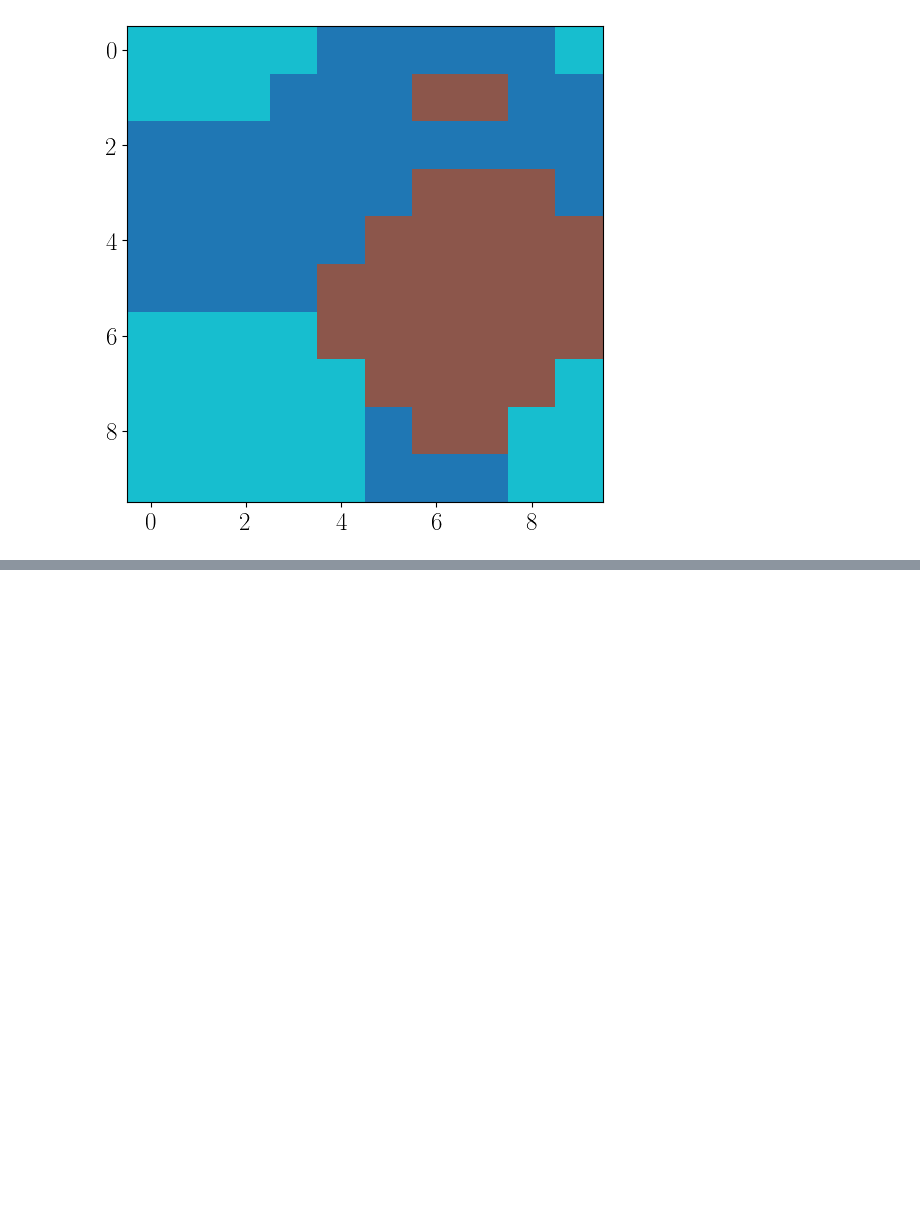
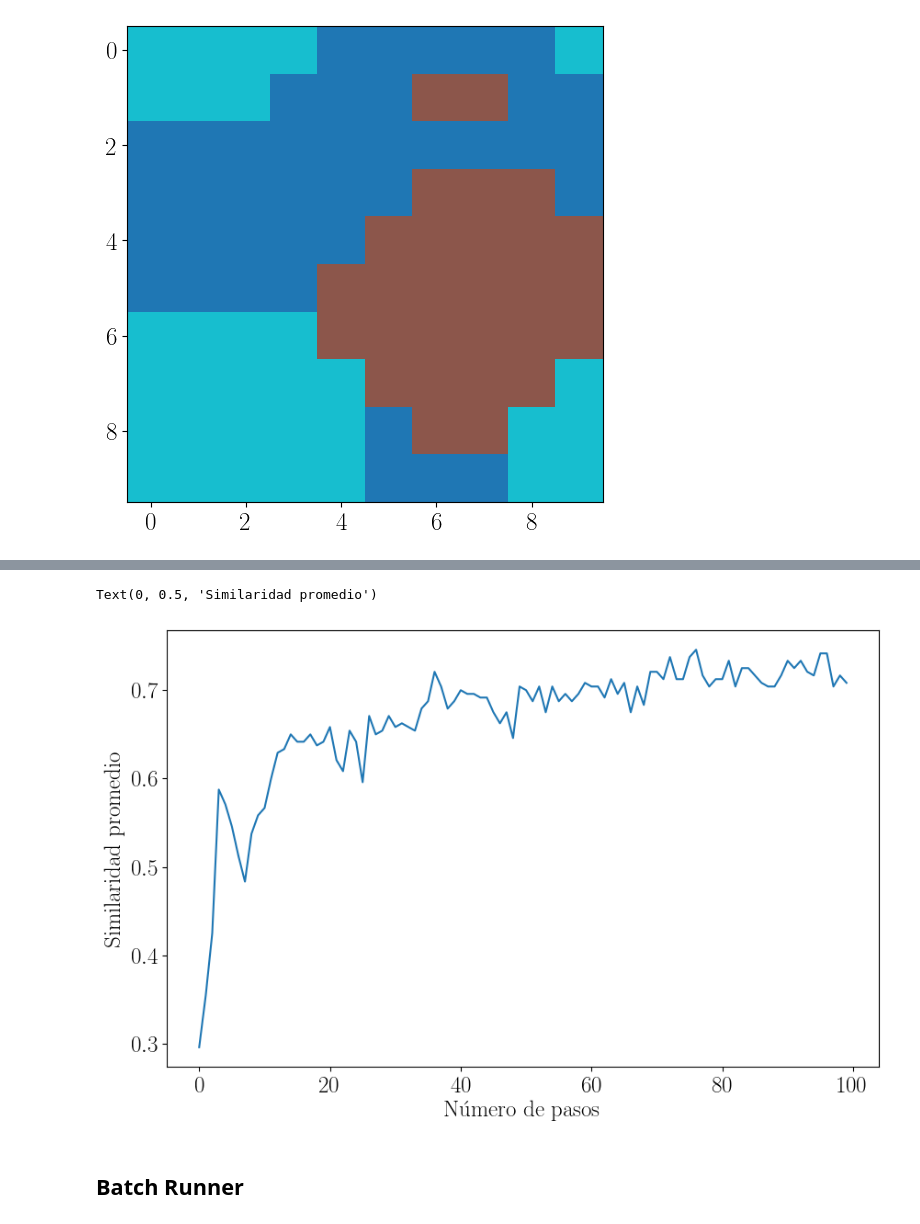
Before and after one commit to saac/ComplexModeling8364, a Jupyter notebook: JupyterNotebooks/ABM_Schelling.ipynb, the cells around one changed output, grey strips where cells are left out. Drawn from its saved outputs; the diff is of its cells as text; code cells hidden in the pictures; blank space fills up the shorter version.

```diff
--- a/JupyterNotebooks/ABM_Schelling.ipynb
+++ b/JupyterNotebooks/ABM_Schelling.ipynb
@@ -426,0 +577,9 @@ plt.imshow(matrix_grid, cmap='tab10', interpolation='nearest')
+# %%
+plt.plot(tabla_datos_modelo)
+plt.xlabel('Número de pasos')
+plt.ylabel('Similaridad promedio')
+# %% [output]
+Text(0, 0.5, 'Similaridad promedio')
+[figure, added]
+# %% [markdown]
+## Batch Runner
```
Also changed, not shown: parts of 30 cells of this notebook.
